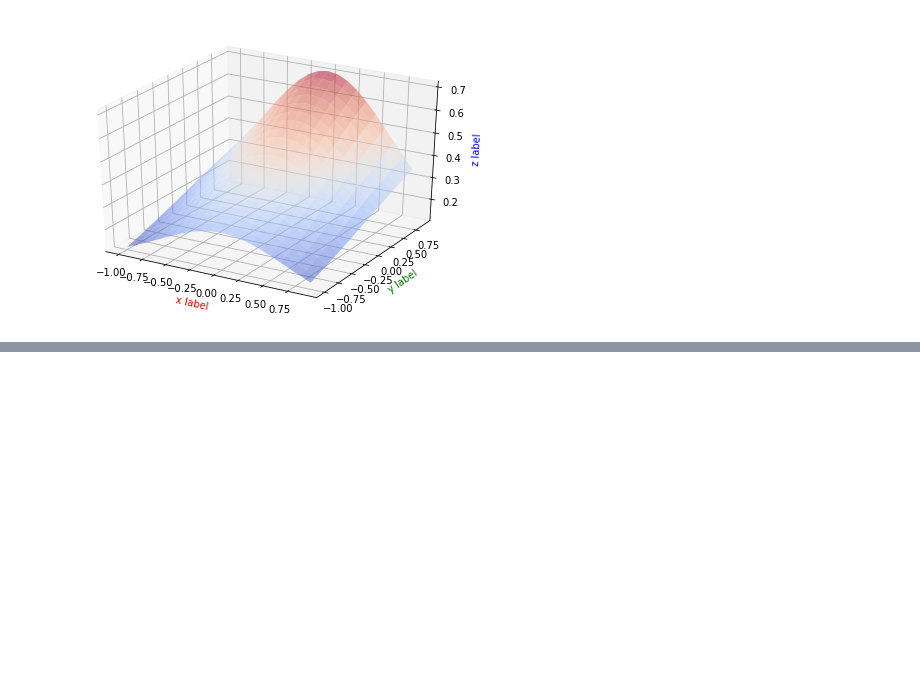
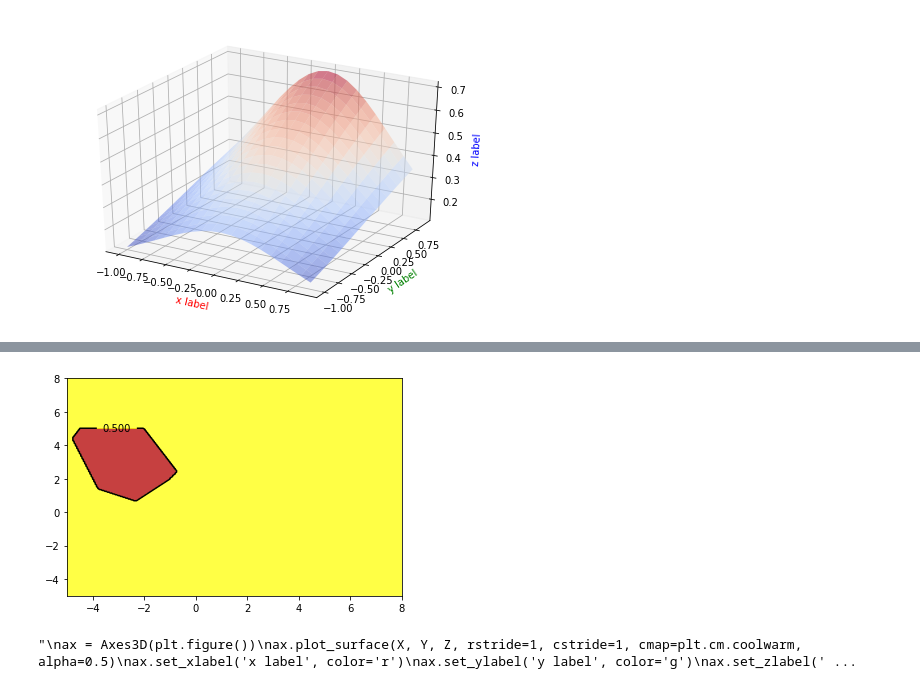
Before and after one commit to ColbyZhou/notebooks, a Jupyter notebook: math_tool.ipynb, the cells around one changed output, grey strips where cells are left out. Saved outputs shown, nothing was run; the diff lists cells and outputs as text; code cells hidden in the pictures; blank space fills up the shorter version.

```diff
--- a/math_tool.ipynb
+++ b/math_tool.ipynb
@@ -83,0 +136,45 @@ plt.show()
+# %%
+def Relu(x):
+    #return np.maximum(x, 0)
+    return np.where(x > 0, x, 0)
+
+def Relu1(x):
+    return np.where(x > 0, 1, 0)
+
+n=256
+x=np.linspace(-5, 8, n)
+y=np.linspace(-5, 8, n)
+X,Y=np.meshgrid(x,y)
+
+#Z = Relu1(Relu1(-4 - 2 * X + Y) + Relu1(4 + 2 * X + Y) + Relu1(4 - X - 2 * Y) + Relu1(9 + 2 * X  - Y) - 3)
+#Z = Relu1(Relu(-4 - 2 * X + Y) + Relu1(4 + 2 * X + Y) + Relu1(4 - X - 2 * Y) + Relu1(9 + 2 * X  - Y) - 3)
+#Z = Relu1(Relu(-4 - 2 * X + Y) + Relu(4 + 2 * X + Y) + Relu1(4 - X - 2 * Y) + Relu1(9 + 2 * X  - Y) - 3)
+#Z = Relu1(Relu(-4 - 2 * X + Y) + Relu(4 + 2 * X + Y) + Relu(4 - X - 2 * Y) + Relu1(9 + 2 * X  - Y) - 10)
+Z = Relu1(Relu(-4 - 2 * X + Y) + Relu(4 + 2 * X + Y) + Relu(4 - X - 2 * Y) + Relu(9 + 2 * X  - Y) - 10)
+
+#Z = Relu1(Relu1(-4 - 2 * X + Y) + Relu1(4 + 2 * X + Y) + Relu1(4 - X - 2 * Y) + Relu1(9 + 2 * X  - Y) - 2)
+#Z = Relu1(Relu1(-4 - 2 * X + Y) + Relu1(4 + 2 * X + Y) + Relu1(4 - X - 2 * Y) + Relu1(9 + 2 * X  - Y) - 1)
+
+#Z = Relu1(Relu1(X - 3) + Relu1(Y - 1) - 1) + Relu1(Relu1(3 - X) + Relu1(3 - Y) - 1)
+#Z = Relu1(Relu1(X - 3) + Relu1(1 - Y) - 1) + Relu1(Relu1(3 - X) + Relu1(Y - 3) - 1)
+
+plt.contourf(X, Y, Z, 1 , alpha=0.75, cmap=plt.cm.hot)
+C = plt.contour(X,Y, Z,1, colors='black',linewidth=0.5)
+
+plt.clabel(C, inline = True, fontsize = 10)
+#plt.xticks(())
+#plt.yticks(())
+
+plt.show()
+
+"""
+ax = Axes3D(plt.figure())
+ax.plot_surface(X, Y, Z, rstride=1, cstride=1, cmap=plt.cm.coolwarm, alpha=0.5)
+ax.set_xlabel('x label', color='r')
+ax.set_ylabel('y label', color='g')
+ax.set_zlabel('z label', color='b')
+plt.show()
+"""
+# %% [output]
+[figure, added]
+"\nax = Axes3D(plt.figure())\nax.plot_surface(X, Y, Z, rstride=1, cstride=1, cmap=plt.cm.coolwarm, alpha=0.5)\nax.set_xlabel('x label', color='r')\nax.set_ylabel('y label', color='g')\nax.set_zlabel(' ...
```
Also changed, not shown: parts of 4 cells of this notebook.
